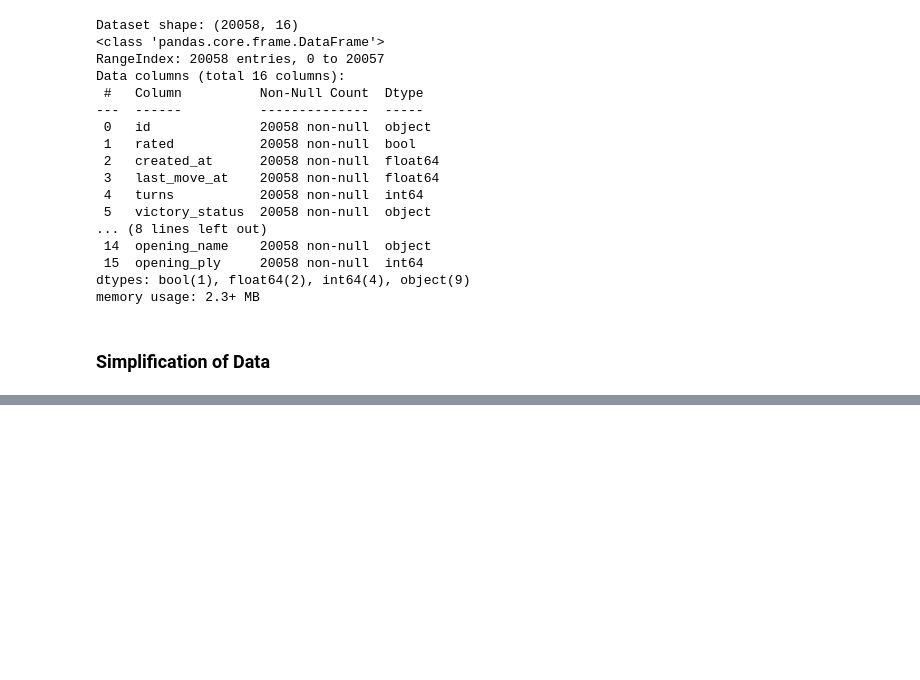
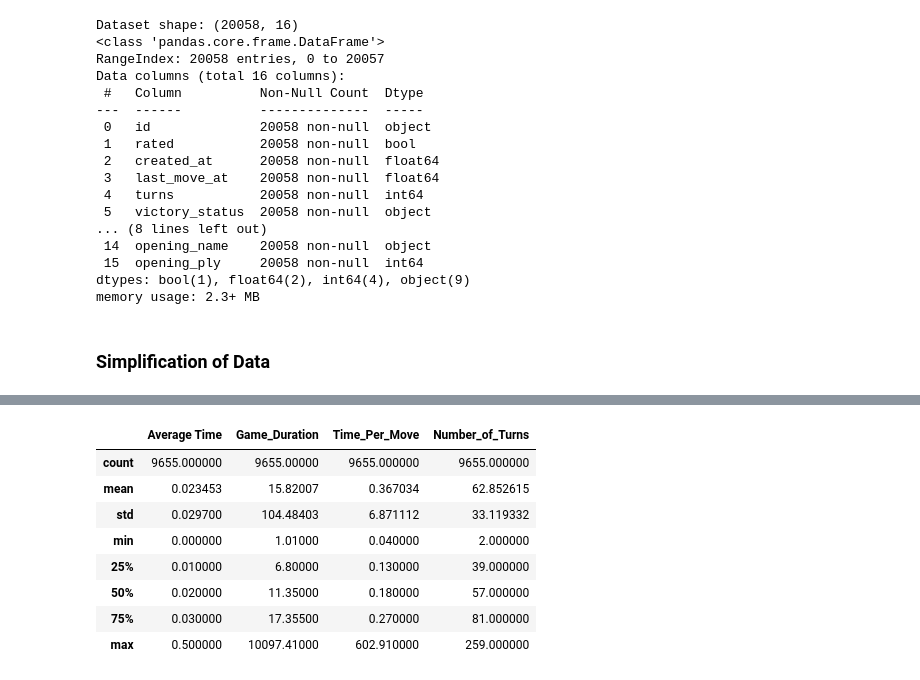
Before and after one commit to Dibij/Chess, a Jupyter notebook: Processing.ipynb, the cells around one changed output, grey strips where cells are left out. Saved outputs shown, nothing was run; the diff lists cells and outputs as text; code cells hidden in the pictures; blank space fills up the shorter version.

```diff
--- a/Processing.ipynb
+++ b/Processing.ipynb
@@ -144,0 +161,12 @@ plt.show()
+# %%
+data_df[['Average Time', 'Game_Duration', 'Time_Per_Move','Number_of_Turns']].describe()
+# %% [output]
+|  | Average Time | Game_Duration | Time_Per_Move | Number_of_Turns |
+| count | 9655.000000 | 9655.00000 | 9655.000000 | 9655.000000 |
+| mean | 0.023453 | 15.82007 | 0.367034 | 62.852615 |
+| std | 0.029700 | 104.48403 | 6.871112 | 33.119332 |
+| min | 0.000000 | 1.01000 | 0.040000 | 2.000000 |
+| 25% | 0.010000 | 6.80000 | 0.130000 | 39.000000 |
+| 50% | 0.020000 | 11.35000 | 0.180000 | 57.000000 |
+| 75% | 0.030000 | 17.35500 | 0.270000 | 81.000000 |
+| max | 0.500000 | 10097.41000 | 602.910000 | 259.000000 |
```
Also changed, not shown: parts of 12 cells of this notebook, 8 other files.
